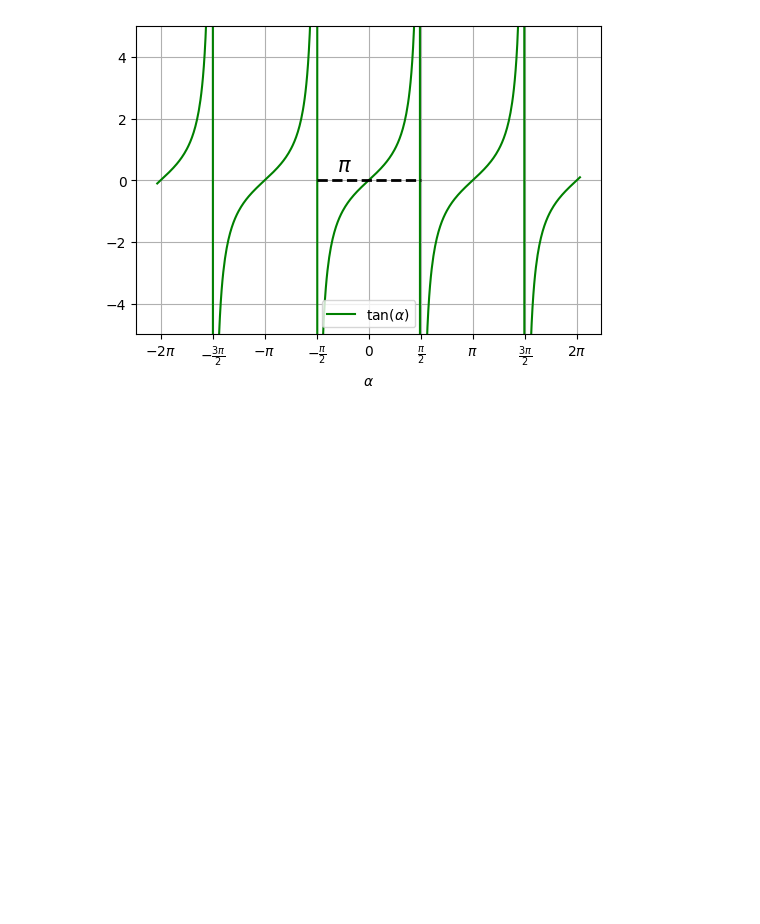
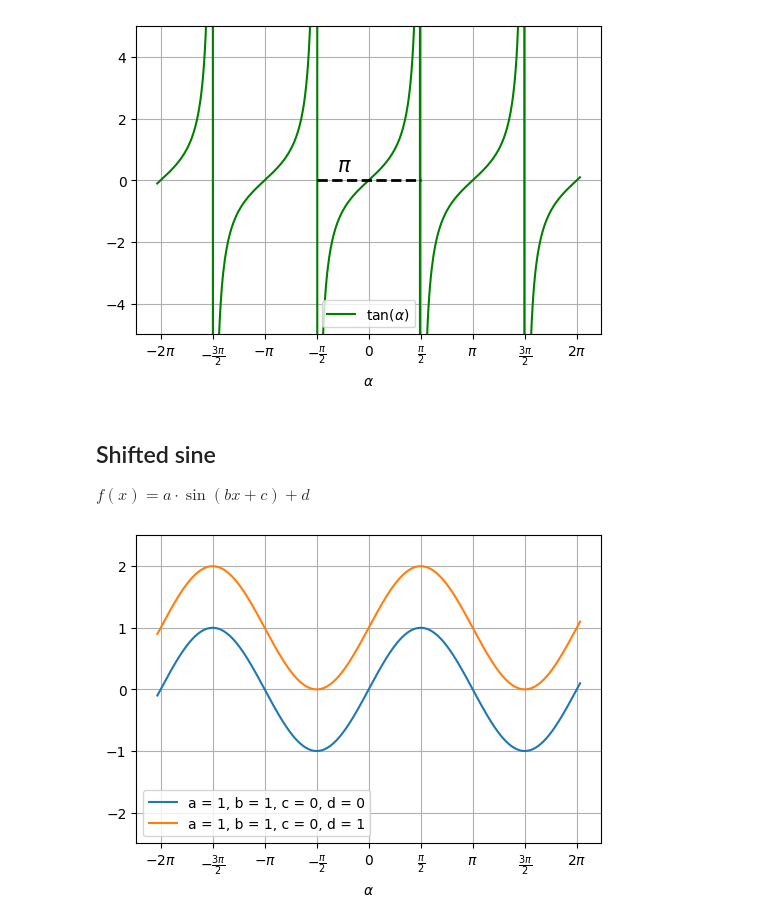
Before and after one commit to CatharinaHock/Junior-Akademie-2026, a Jupyter notebook: graphics_python.ipynb, the cells around one changed output. Cells and saved outputs as stored; diff of their text form; code cells hidden in the pictures; blank space fills up the shorter version.

```diff
--- a/graphics_python.ipynb
+++ b/graphics_python.ipynb
@@ -120,3 +120,37 @@ plt.text(-0.3*np.pi,0.3,"$\\pi$", size=15)
 plt.savefig("Bilder/tan_graph_period.jpeg", dpi=300)
 # %% [output]
 [figure]
+# %% [markdown]
+## Shifted sine
+$f(x) = a \cdot \sin(bx + c) + d $
+# %%
+params = [1,1,0,0]
+
+params_2 = [2,1,0,0]
+params_3 = [1,2,0,0]
+params_4 = [1,1,1,0]
+params_5 = [1,1,0,1]
+
+def sine_shift(x,arr):
+    return arr[0]*np.sin(arr[1]*x+arr[2])+arr[3]
+
+def param_string(arr):
+    return f"a = {arr[0]}, b = {arr[1]}, c = {arr[2]}, d = {arr[3]}"
+
+all_params = [params_2,params_3,params_4,params_5]
+# %%
+i=3
+plt.figure(figsize=(6,4))
+plt.plot(x, sine_shift(x,params), label=param_string(params))
+plt.plot(x, sine_shift(x,all_params[i]), label=param_string(all_params[i]))
+plt.xlabel("$\\alpha$")
+plt.ylim(-2.5,2.5)
+plt.xticks(np.array([-2, -1.5,-1, -0.5, 0, 0.5,1, 1.5,2])*np.pi, ["$-2\\pi$",
+    "$-\\frac{3\\pi}{2}$","$-\\pi$", "$-\\frac{\\pi}{2}$", "0",
+    "$\\frac{\\pi}{2}$", "$\\pi$", "$\\frac{3\\pi}{2}$","$2\\pi$"])
+plt.grid()
+plt.legend()
+plt.savefig(f"Bilder/shifted_sine_{i}.jpeg", dpi=300)
+plt.show()
+# %% [output]
+[figure, added]
```
Also changed, not shown: 7 other files.
